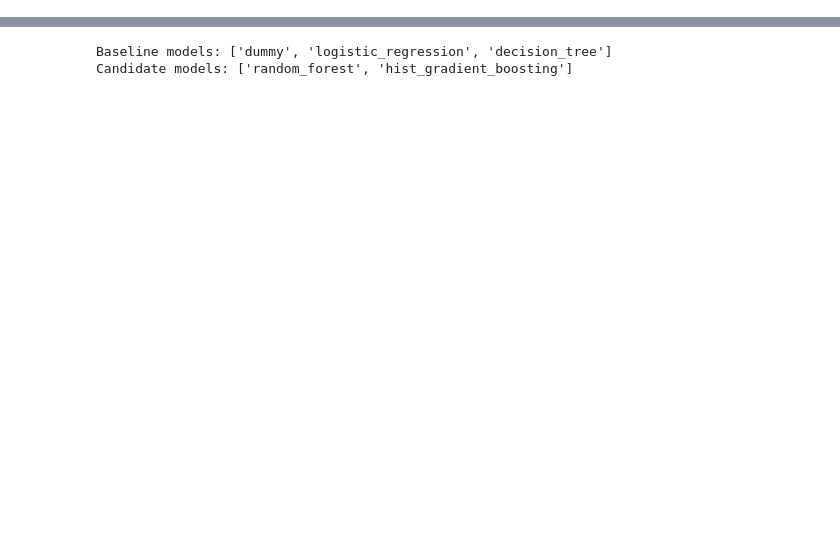
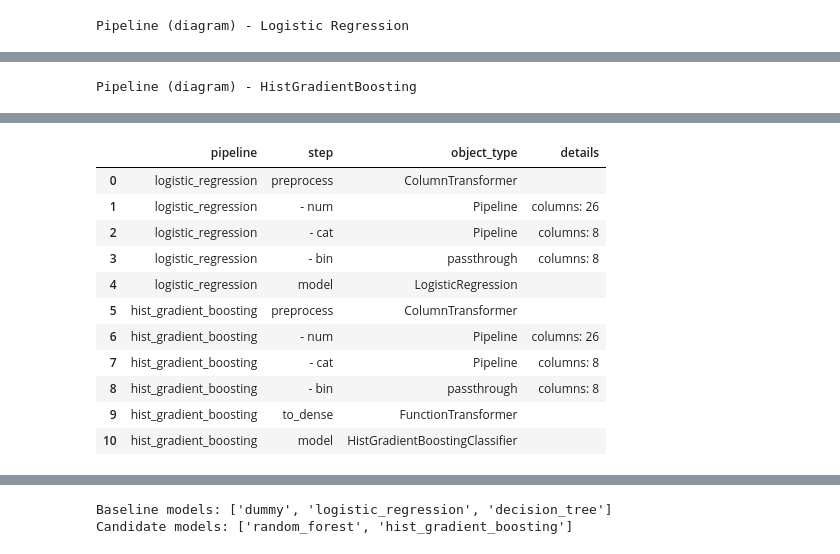
Before and after one commit to errodd/pokemon-challenge-ml, a Jupyter notebook: notebooks/Modeling and Model Selection.ipynb, the cells around one changed output, grey strips where cells are left out. Cells and saved outputs as stored; diff of their text form; code cells hidden in the pictures; blank space fills up the shorter version.

Commit message:
modeling fixes

```diff
--- a/notebooks/Modeling and Model Selection.ipynb
+++ b/notebooks/Modeling and Model Selection.ipynb
@@ -284,0 +374,65 @@ Decisión metodológica clave:
+# %%
+from sklearn import set_config
+from IPython.display import display
+
+if "make_model_pipeline" not in globals() or "preprocess_pipeline" not in globals():
+    print("Run the setup, data-loading, and helper-function cells first to visualize the pipeline.")
+else:
+    # Render sklearn objects as diagrams in notebook output.
+    set_config(display="diagram")
+
+    pipeline_preview_lr = make_model_pipeline(
+        preprocess_pipeline,
+        LogisticRegression(max_iter=3000, random_state=RANDOM_STATE),
+    )
+
+    pipeline_preview_hgb = make_model_pipeline(
+        preprocess_pipeline,
+        HistGradientBoostingClassifier(random_state=RANDOM_STATE),
+    )
+
+    print("Pipeline (diagram) - Logistic Regression")
+    display(pipeline_preview_lr)
+
+    print("\nPipeline (diagram) - HistGradientBoosting")
+    display(pipeline_preview_hgb)
+
+    rows = []
+    for pipeline_name, pipe in [
+        ("logistic_regression", pipeline_preview_lr),
+        ("hist_gradient_boosting", pipeline_preview_hgb),
+    ]:
+        for step_name, step_obj in pipe.named_steps.items():
+            rows.append(
+                {
+                    "pipeline": pipeline_name,
+                    "step": step_name,
+                    "object_type": type(step_obj).__name__,
+                    "details": "",
+                }
+            )
+
+            # Show preprocess internals in compact form to avoid huge/truncated outputs.
+            if step_name == "preprocess" and hasattr(step_obj, "transformers"):
+                for tr_name, tr_obj, cols in step_obj.transformers:
+                    if isinstance(cols, str):
+                        n_cols = 1
+                    elif hasattr(cols, "__len__"):
+                        n_cols = len(cols)
+                    else:
+                        n_cols = "n/a"
+
+                    tr_type = tr_obj if isinstance(tr_obj, str) else type(tr_obj).__name__
+                    rows.append(
+                        {
+                            "pipeline": pipeline_name,
+                            "step": f"  - {tr_name}",
+                            "object_type": str(tr_type),
+                            "details": f"columns: {n_cols}",
+                        }
+                    )
+
+    pipeline_summary_df = pd.DataFrame(rows)
+    display(pipeline_summary_df)
+# %% [output]
+Pipeline (diagram) - Logistic Regression
@@ -284,0 +456 @@ Decisión metodológica clave:
+Pipeline (diagram) - HistGradientBoosting
@@ -285,3 +474,15 @@ Decisión metodológica clave:
+|  | pipeline | step | object_type | details |
+| 0 | logistic_regression | preprocess | ColumnTransformer |  |
+| 1 | logistic_regression | - num | Pipeline | columns: 26 |
+| 2 | logistic_regression | - cat | Pipeline | columns: 8 |
+| 3 | logistic_regression | - bin | passthrough | columns: 8 |
+| 4 | logistic_regression | model | LogisticRegression |  |
+| 5 | hist_gradient_boosting | preprocess | ColumnTransformer |  |
+| 6 | hist_gradient_boosting | - num | Pipeline | columns: 26 |
+| 7 | hist_gradient_boosting | - cat | Pipeline | columns: 8 |
+| 8 | hist_gradient_boosting | - bin | passthrough | columns: 8 |
+| 9 | hist_gradient_boosting | to_dense | FunctionTransformer |  |
+| 10 | hist_gradient_boosting | model | HistGradientBoostingClassifier |  |
 # %% [markdown]
 ## Definición de modelos base y candidatos
 
```
Also changed, not shown: parts of 40 cells of this notebook, 14 other files.
